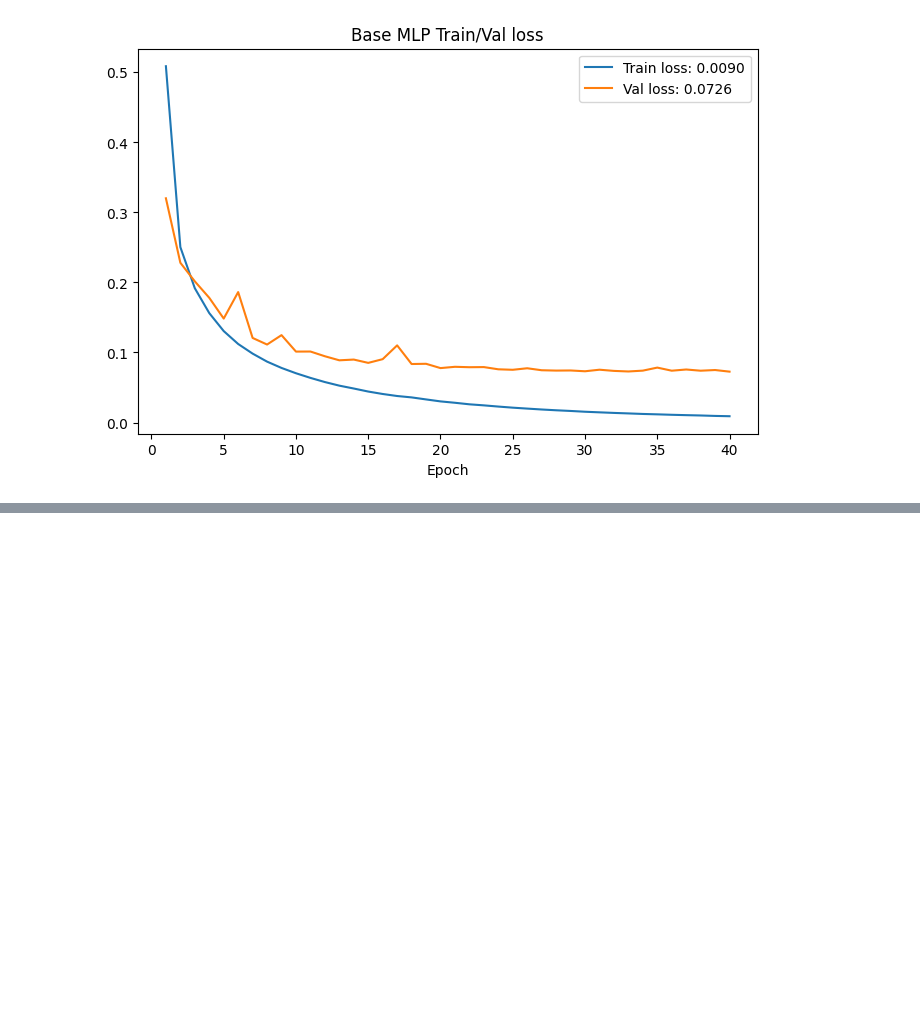
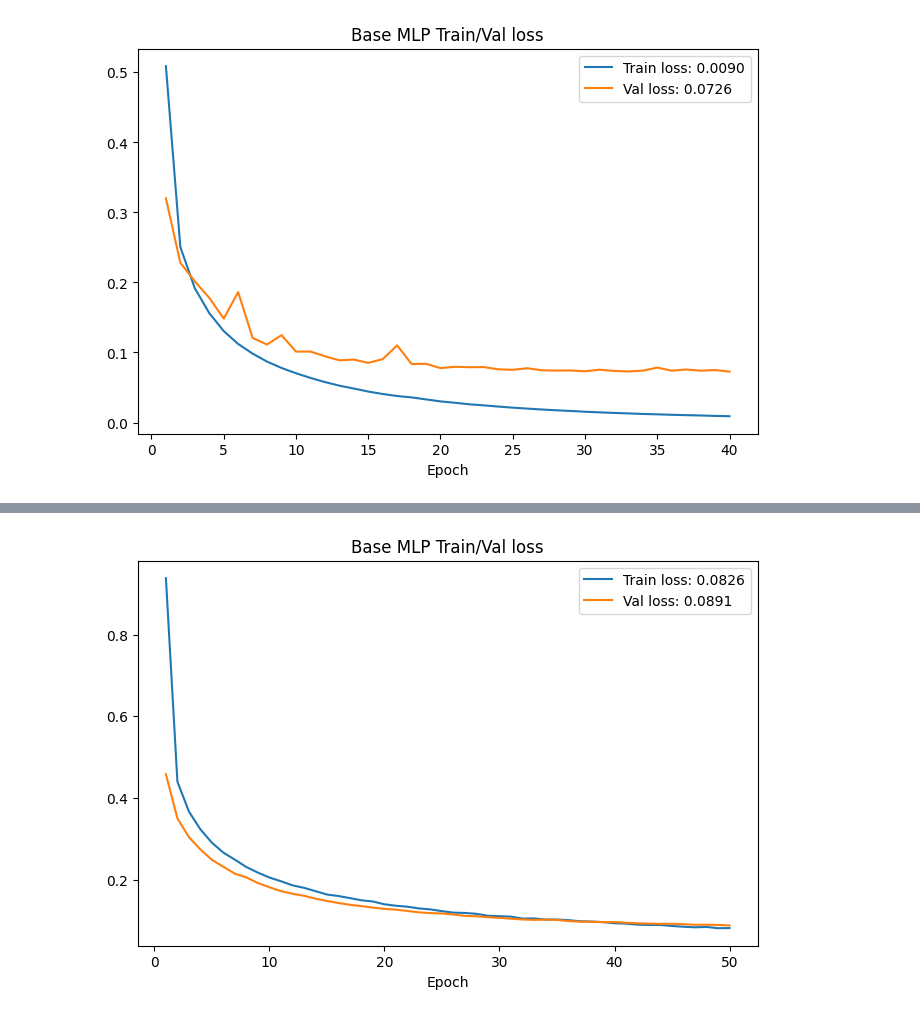
Before and after one commit to M4rselo/hypothesis_mnist_project, a Jupyter notebook: mnist_hypothesis_project.ipynb, the cells around one changed output, grey strips where cells are left out. Saved outputs shown, nothing was run; the diff lists cells and outputs as text; code cells hidden in the pictures; blank space fills up the shorter version.

```diff
--- a/mnist_hypothesis_project.ipynb
+++ b/mnist_hypothesis_project.ipynb
@@ -333,0 +368,7 @@ trainer.fit(base_mlp, train_tensor, val_tensor, plotter)
+# %%
+base_mlp = BaseMLP(num_outputs=10, num_hiddens=256, dropout_num=0.5, act_name='ReLU', lr=0.1)
+plotter = Plotter("Base MLP Train/Val loss")
+trainer = Trainer(50)
+trainer.fit(base_mlp, train_tensor, val_tensor, plotter)
+# %% [output]
+[figure, added]
```
Also changed, not shown: parts of 12 cells of this notebook.
